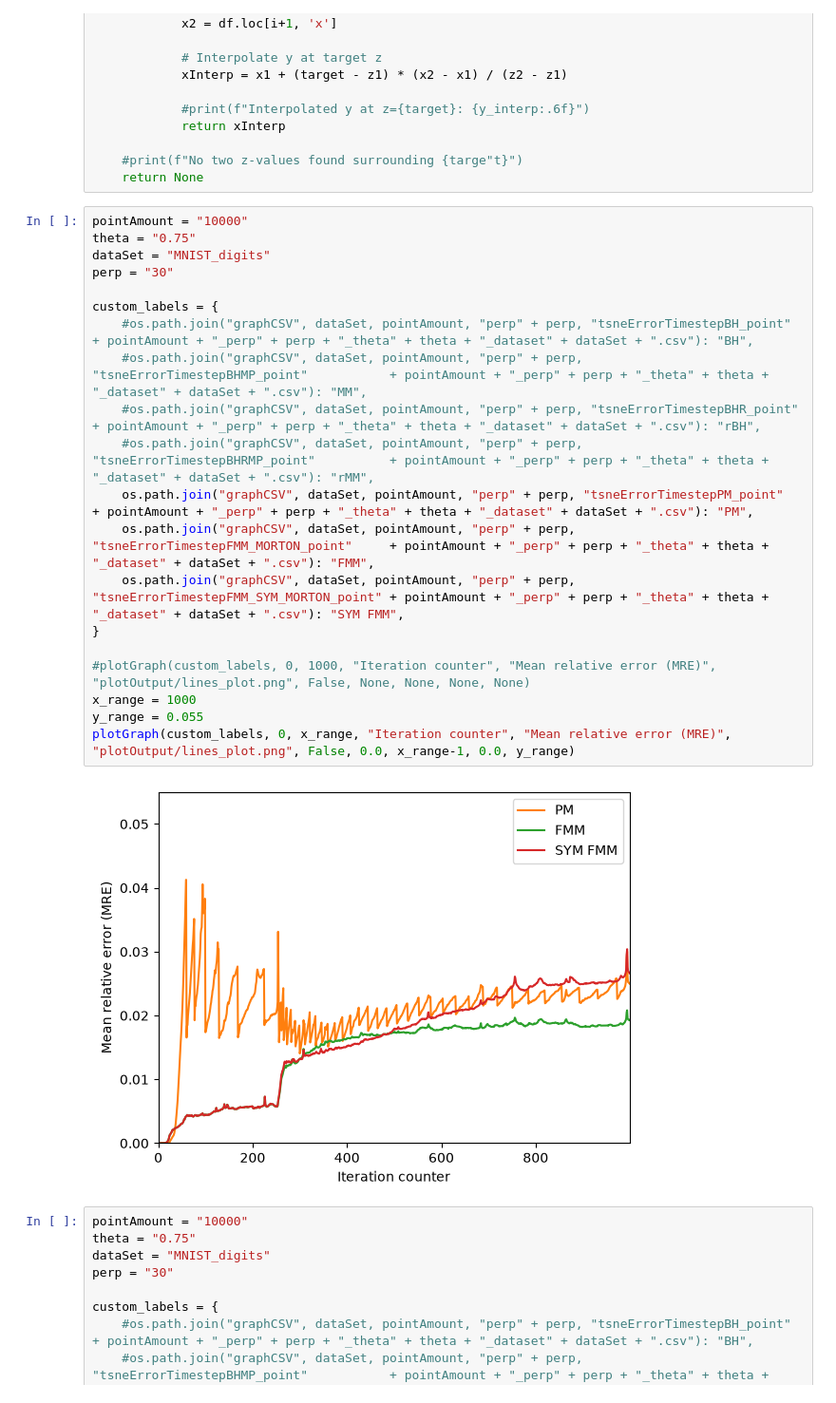
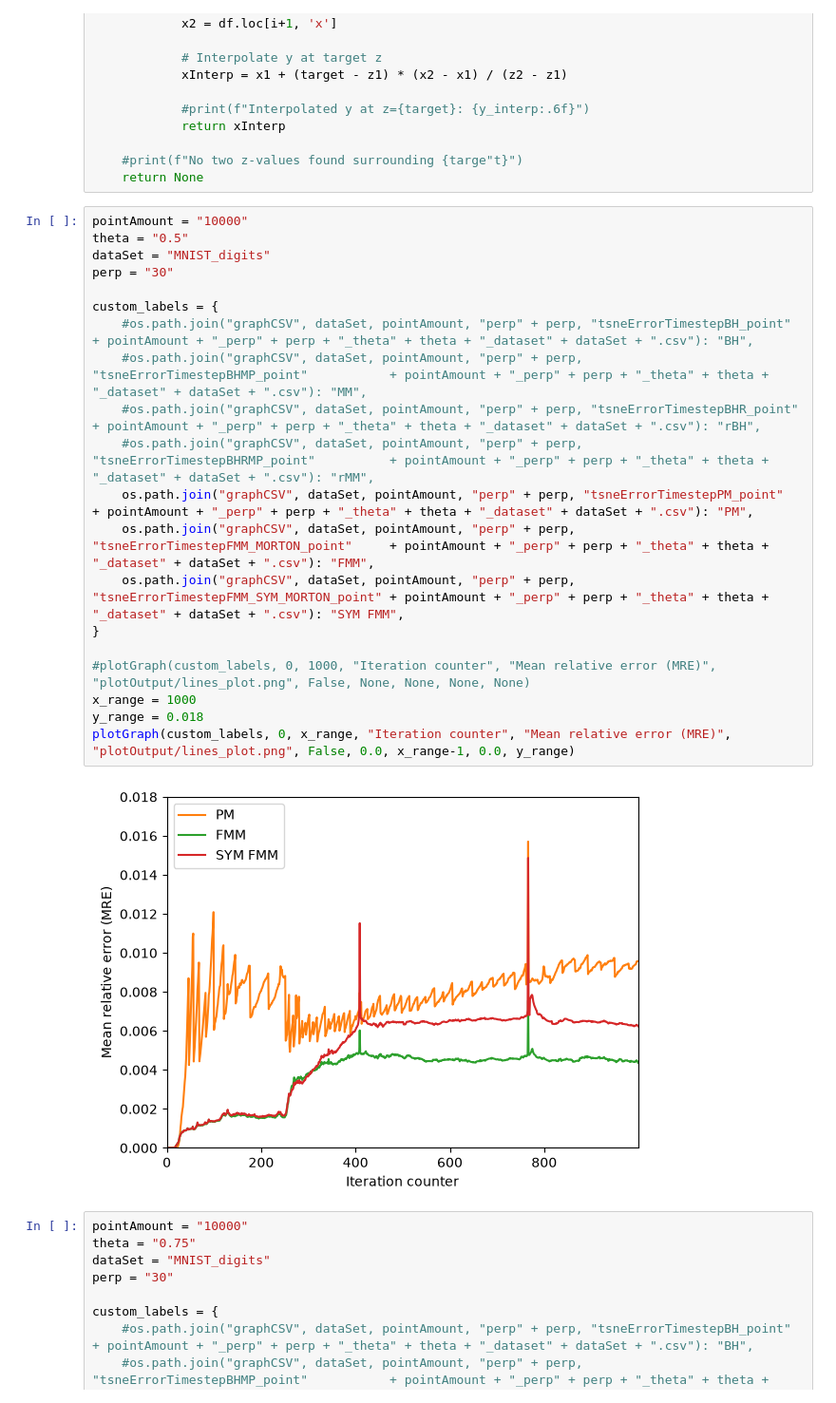
Before and after one commit to LucasFurer/FMM_tSNE, a Jupyter notebook: grapher.ipynb, the cells around one changed output. Shown at 95% size. Cells and saved outputs as stored; diff of their text form.

```diff
--- a/grapher.ipynb
+++ b/grapher.ipynb
@@ -225,26 +225,26 @@ def findTime(csvPath, target=1.0):
     return None
 # %%
 pointAmount = "10000"
-theta = "0.75"
+theta = "0.5"
 dataSet = "MNIST_digits"
 perp = "30"
 
 custom_labels = {
     #os.path.join("graphCSV", dataSet, pointAmount, "perp" + perp, "tsneErrorTimestepBH_point"             + pointAmount + "_perp" + perp + "_theta" + theta + "_dataset" + dataSet + ".csv"): "BH",
     #os.path.join("graphCSV", dataSet, pointAmount, "perp" + perp, "tsneErrorTimestepBHMP_point"           + pointAmount + "_perp" + perp + "_theta" + theta + "_dataset" + dataSet + ".csv"): "MM",
     #os.path.join("graphCSV", dataSet, pointAmount, "perp" + perp, "tsneErrorTimestepBHR_point"            + pointAmount + "_perp" + perp + "_theta" + theta + "_dataset" + dataSet + ".csv"): "rBH",
     #os.path.join("graphCSV", dataSet, pointAmount, "perp" + perp, "tsneErrorTimestepBHRMP_point"          + pointAmount + "_perp" + perp + "_theta" + theta + "_dataset" + dataSet + ".csv"): "rMM",
     os.path.join("graphCSV", dataSet, pointAmount, "perp" + perp, "tsneErrorTimestepPM_point"             + pointAmount + "_perp" + perp + "_theta" + theta + "_dataset" + dataSet + ".csv"): "PM",
     os.path.join("graphCSV", dataSet, pointAmount, "perp" + perp, "tsneErrorTimestepFMM_MORTON_point"     + pointAmount + "_perp" + perp + "_theta" + theta + "_dataset" + dataSet + ".csv"): "FMM",
     os.path.join("graphCSV", dataSet, pointAmount, "perp" + perp, "tsneErrorTimestepFMM_SYM_MORTON_point" + pointAmount + "_perp" + perp + "_theta" + theta + "_dataset" + dataSet + ".csv"): "SYM FMM",
 }
 
 #plotGraph(custom_labels, 0, 1000, "Iteration counter", "Mean relative error (MRE)", "plotOutput/lines_plot.png", False, None, None, None, None)
 x_range = 1000
-y_range = 0.055
+y_range = 0.018
 plotGraph(custom_labels, 0, x_range, "Iteration counter", "Mean relative error (MRE)", "plotOutput/lines_plot.png", False, 0.0, x_range-1, 0.0, y_range)
 # %% [output]
-[figure, old version]
+[figure, new version]
 # %%
 pointAmount = "10000"
 theta = "0.75"
```
Also changed, not shown: parts of 3 cells of this notebook, 27 other files.
